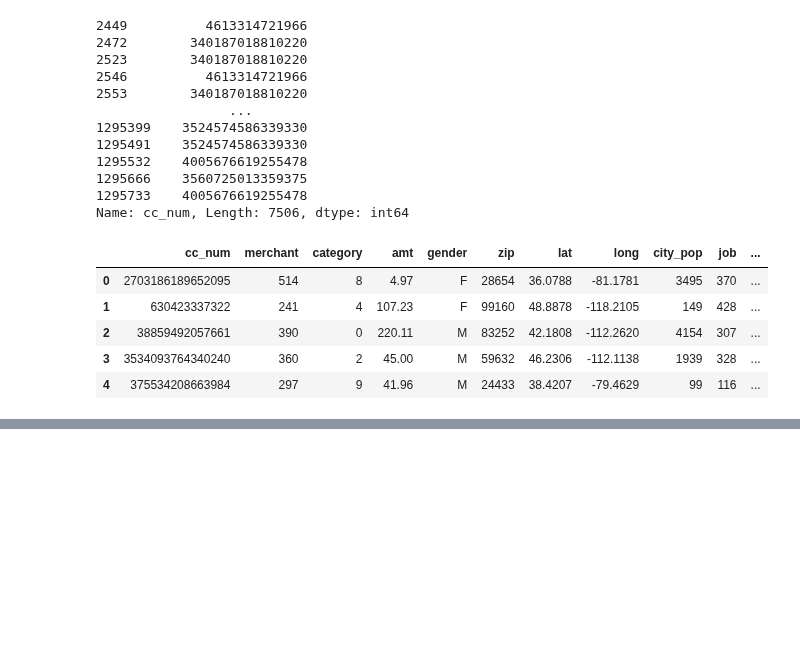
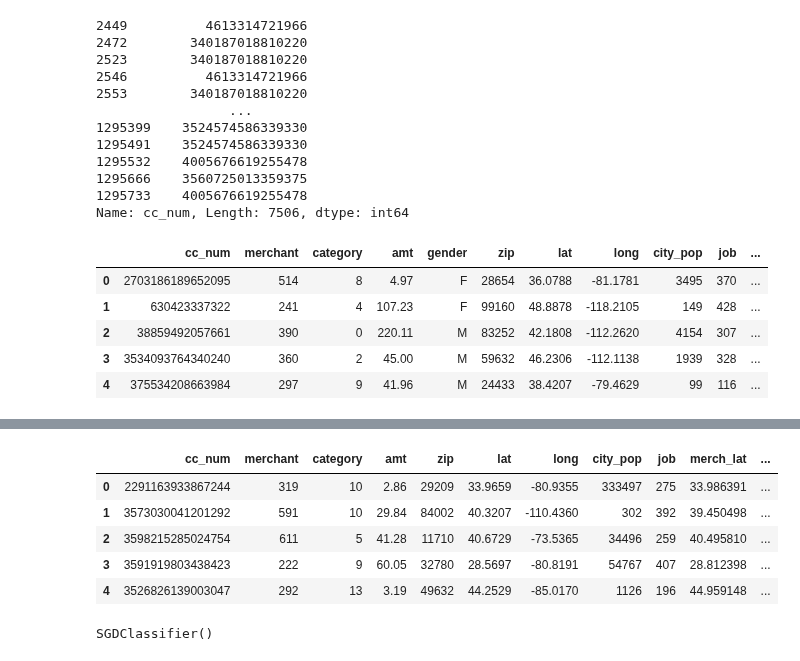
Before and after one commit to Bijaykars/Credit-Card-Transaction-Fraud-Detection, a Jupyter notebook: Credit Card Transaction Fraud Detection.ipynb, the cells around one changed output, grey strips where cells are left out. Saved outputs shown, nothing was run; the diff lists cells and outputs as text; code cells hidden in the pictures; blank space fills up the shorter version.

```diff
--- a/Credit Card Transaction Fraud Detection.ipynb
+++ b/Credit Card Transaction Fraud Detection.ipynb
@@ -239,0 +250,9 @@ df1 = pd.get_dummies(df1, columns=['gender'], prefix='gender',  dtype=int)
+# %%
+df1.head()
+# %% [output]
+|  | cc_num | merchant | category | amt | zip | lat | long | city_pop | job | merch_lat | ... |
+| 0 | 2291163933867244 | 319 | 10 | 2.86 | 29209 | 33.9659 | -80.9355 | 333497 | 275 | 33.986391 | ... |
+| 1 | 3573030041201292 | 591 | 10 | 29.84 | 84002 | 40.3207 | -110.4360 | 302 | 392 | 39.450498 | ... |
+| 2 | 3598215285024754 | 611 | 5 | 41.28 | 11710 | 40.6729 | -73.5365 | 34496 | 259 | 40.495810 | ... |
+| 3 | 3591919803438423 | 222 | 9 | 60.05 | 32780 | 28.5697 | -80.8191 | 54767 | 407 | 28.812398 | ... |
+| 4 | 3526826139003047 | 292 | 13 | 3.19 | 49632 | 44.2529 | -85.0170 | 1126 | 196 | 44.959148 | ... |
@@ -239,0 +278,4 @@ df1 = pd.get_dummies(df1, columns=['gender'], prefix='gender',  dtype=int)
+# %%
+clf.fit(X_train,y_train)
+# %% [output]
+SGDClassifier()
```
Also changed, not shown: parts of 16 cells of this notebook, 6 other files.
